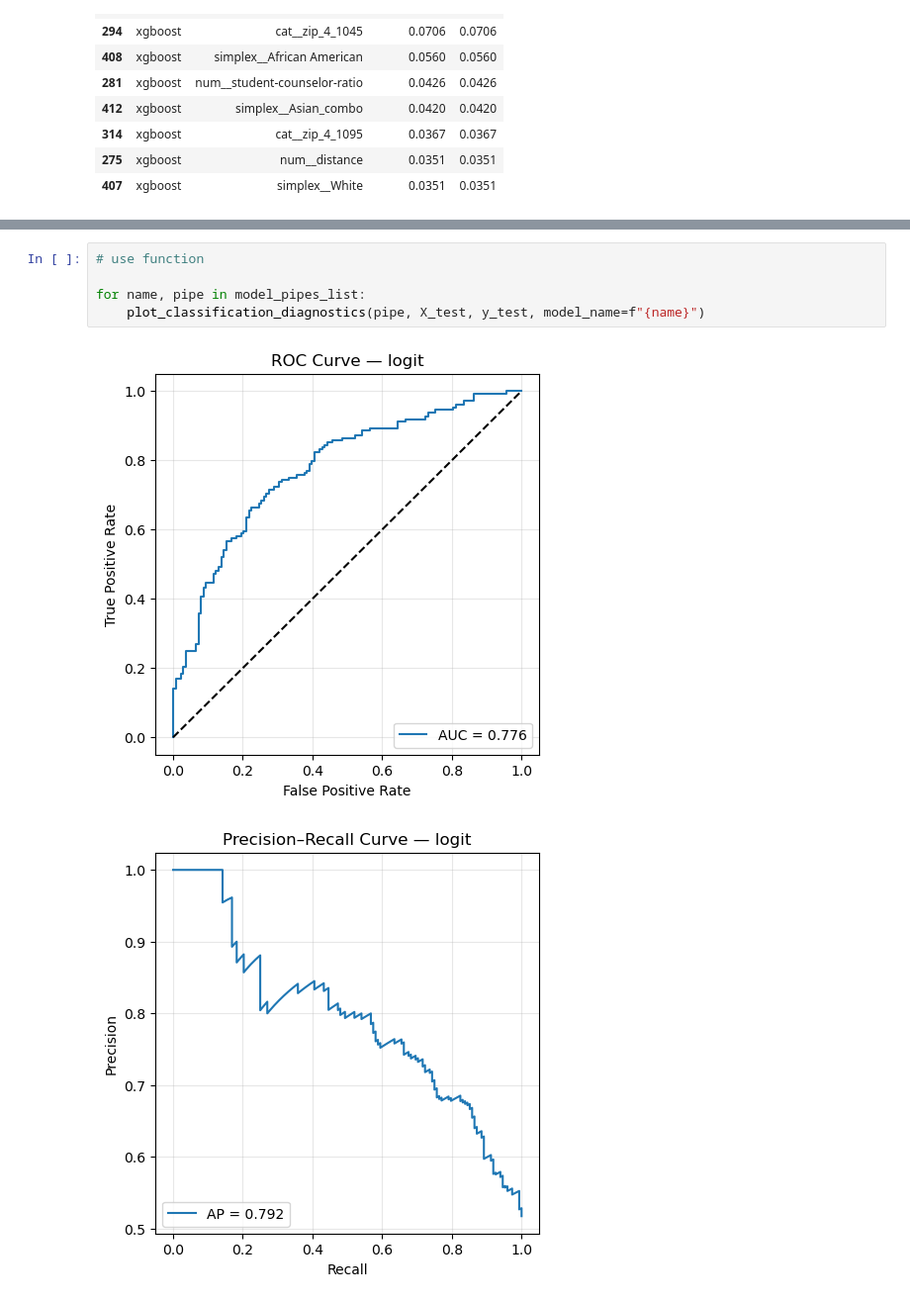
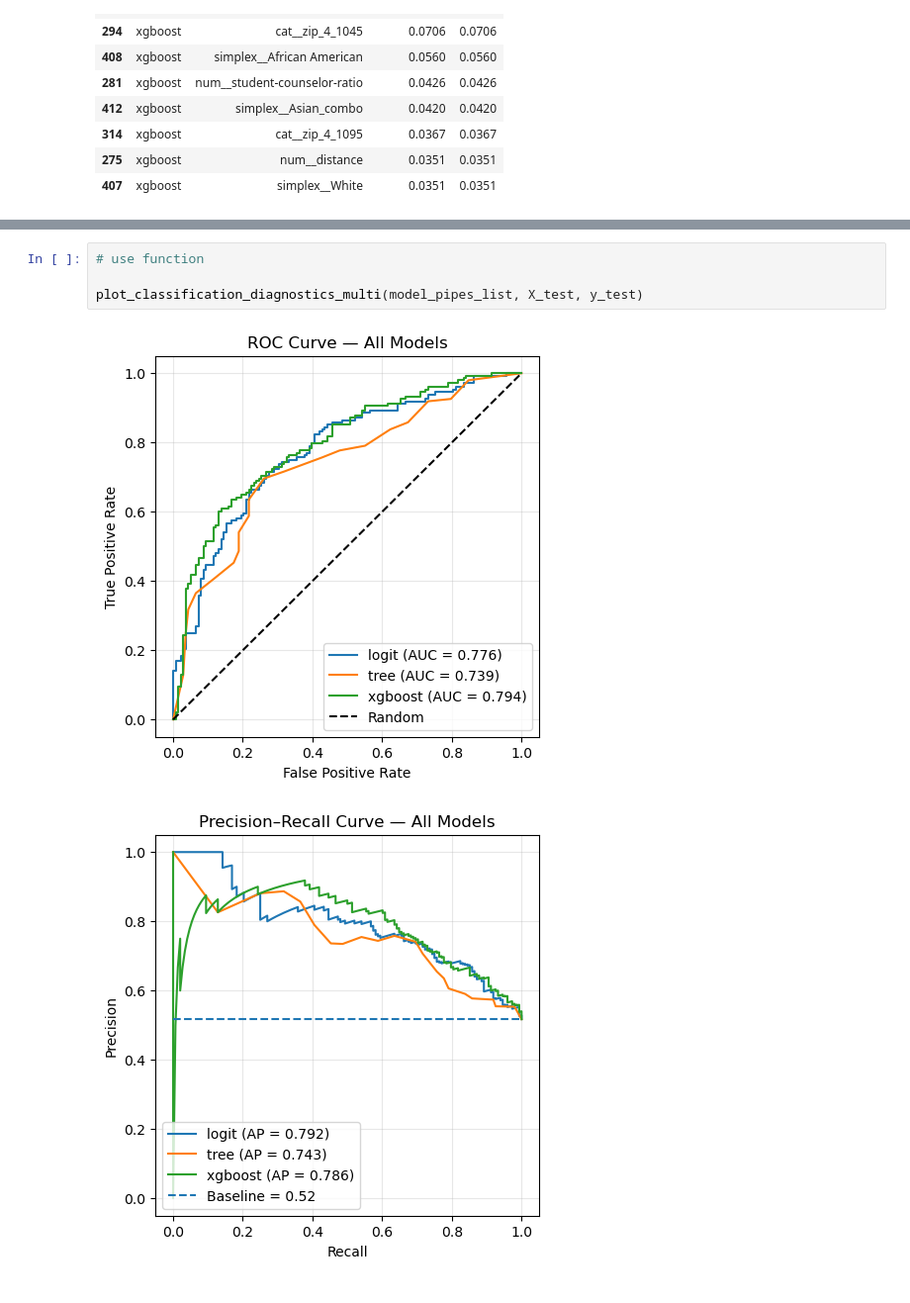
Before and after one commit to LittleBiggler/GreatSchools, a Jupyter notebook: GreatSchools-2025.ipynb, the cells around one changed output, grey strips where cells are left out. Shown at 99% size. Cells and saved outputs as stored; diff of their text form.

Commit message:
improved model plots
Plotting all three models on residuals plots for comparison

```diff
--- a/GreatSchools-2025.ipynb
+++ b/GreatSchools-2025.ipynb
@@ -897,8 +913,7 @@ def plot_classification_diagnostics(model, X_test, y_test, model_name="model"):
 # %%
 # use function
 
-for name, pipe in model_pipes_list:
-    plot_classification_diagnostics(pipe, X_test, y_test, model_name=f"{name}")
+plot_classification_diagnostics_multi(model_pipes_list, X_test, y_test)
 # %% [output]
-[figure, old version]
+[figure, new version]
-[figure, old version]
+[figure, new version]
```
Also changed, not shown: parts of 4 cells of this notebook.
